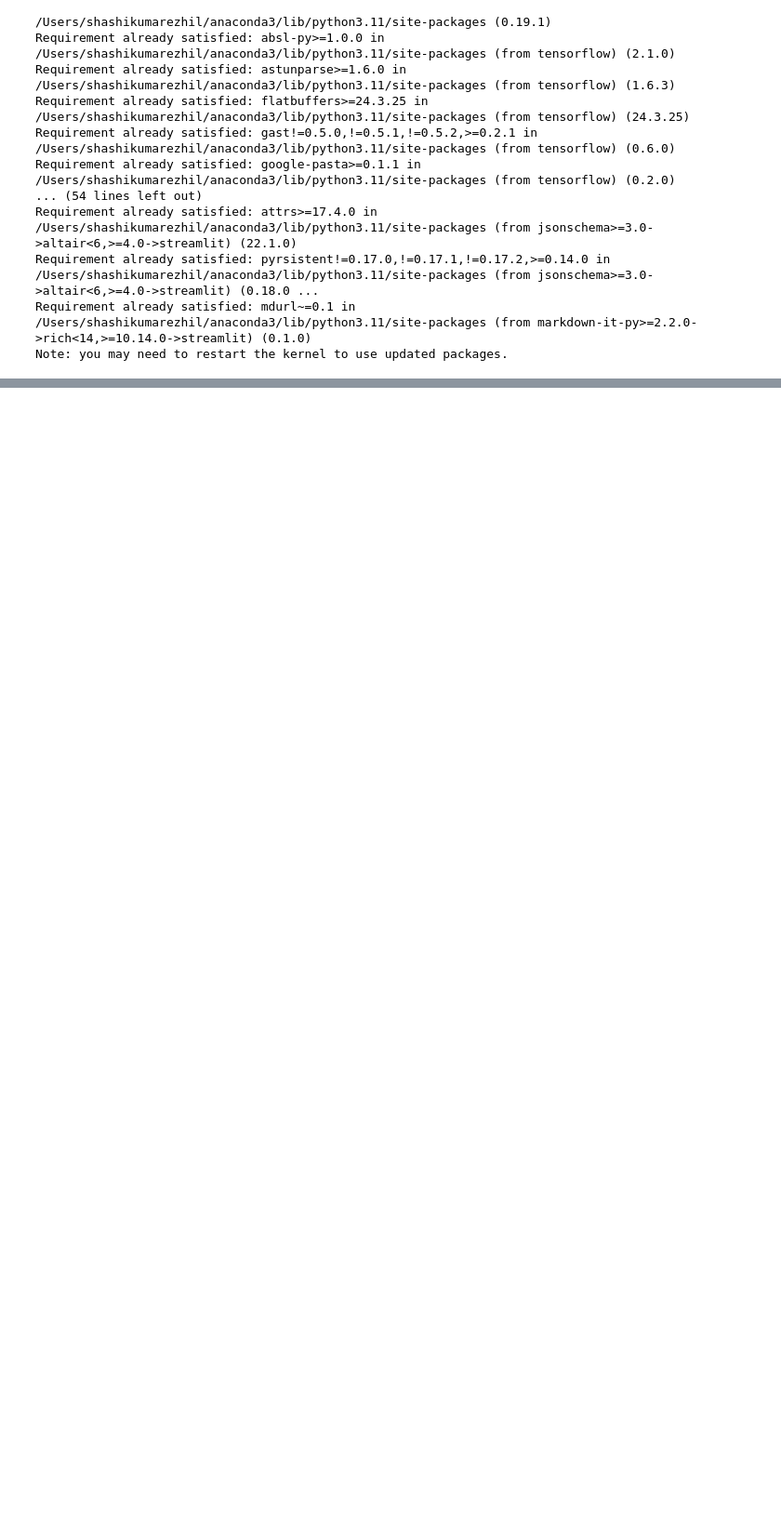
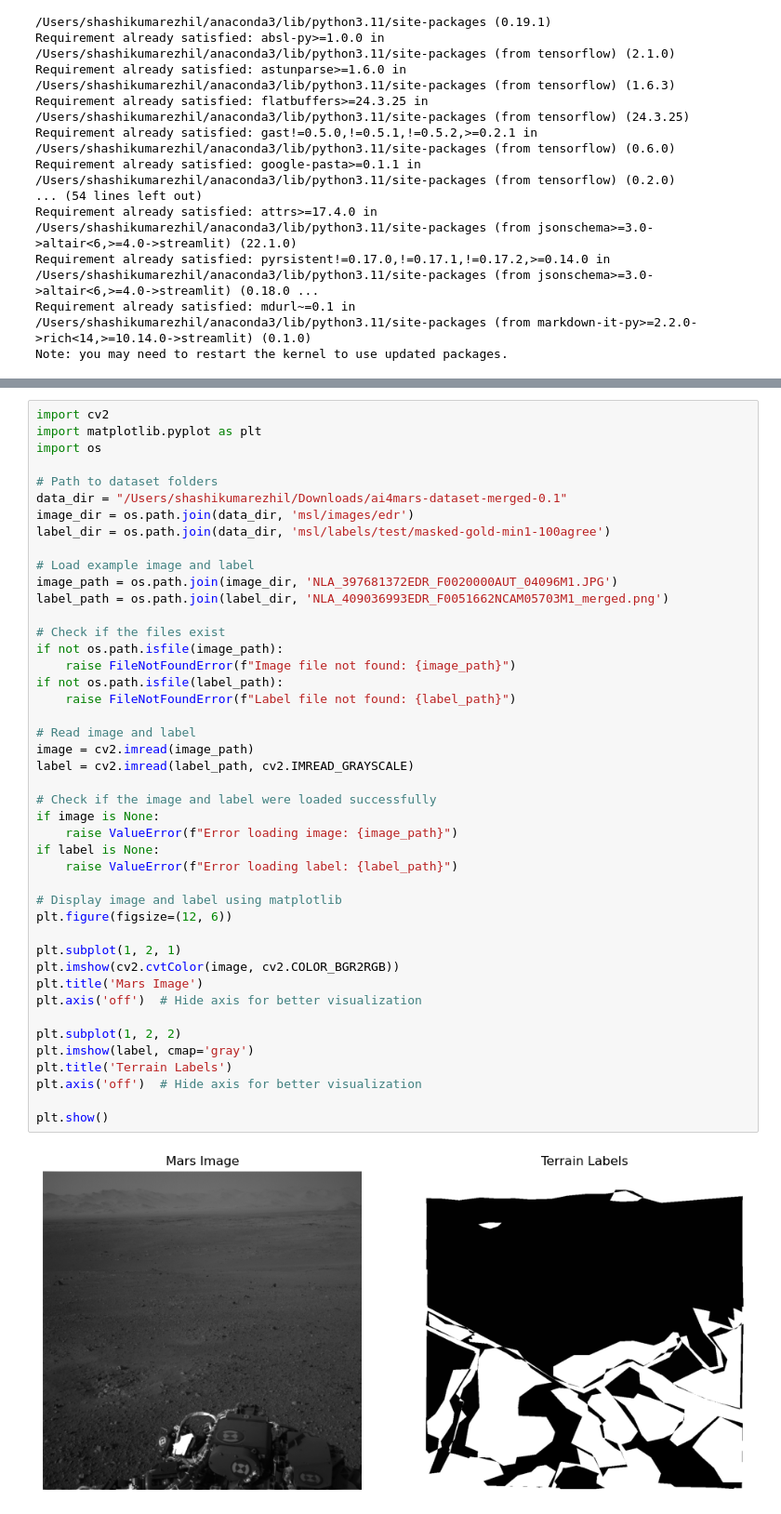
Before and after one commit to Shashikumar-ezhilarasu/Autonomous-Landing-Assistent-TRN, a Jupyter notebook: features.ipynb, the cells around one changed output, grey strips where cells are left out. Shown: that part at 93% size. Saved outputs shown, nothing was run; the diff lists cells and outputs as text; blank space fills up the shorter version.

Commit message:
loaded in dataset and performed basic operations

```diff
--- a/features.ipynb
+++ b/features.ipynb
@@ -20,0 +107,46 @@ Note: you may need to restart the kernel to use updated packages.
+# %%
+import cv2
+import matplotlib.pyplot as plt
+import os
+
+# Path to dataset folders
+data_dir = "/Users/shashikumarezhil/Downloads/ai4mars-dataset-merged-0.1"
+image_dir = os.path.join(data_dir, 'msl/images/edr')
+label_dir = os.path.join(data_dir, 'msl/labels/test/masked-gold-min1-100agree')
+
+# Load example image and label
+image_path = os.path.join(image_dir, 'NLA_397681372EDR_F0020000AUT_04096M1.JPG')
+label_path = os.path.join(label_dir, 'NLA_409036993EDR_F0051662NCAM05703M1_merged.png')
+
+# Check if the files exist
+if not os.path.isfile(image_path):
+    raise FileNotFoundError(f"Image file not found: {image_path}")
+if not os.path.isfile(label_path):
+    raise FileNotFoundError(f"Label file not found: {label_path}")
+
+# Read image and label
+image = cv2.imread(image_path)
+label = cv2.imread(label_path, cv2.IMREAD_GRAYSCALE)
+
+# Check if the image and label were loaded successfully
+if image is None:
+    raise ValueError(f"Error loading image: {image_path}")
+if label is None:
+    raise ValueError(f"Error loading label: {label_path}")
+
+# Display image and label using matplotlib
+plt.figure(figsize=(12, 6))
+
+plt.subplot(1, 2, 1)
+plt.imshow(cv2.cvtColor(image, cv2.COLOR_BGR2RGB))
+plt.title('Mars Image')
+plt.axis('off')  # Hide axis for better visualization
+
+plt.subplot(1, 2, 2)
+plt.imshow(label, cmap='gray')
+plt.title('Terrain Labels')
+plt.axis('off')  # Hide axis for better visualization
+
+plt.show()
+# %% [output]
+[figure, added]
```
Also changed, not shown: parts of 3 cells of this notebook.
